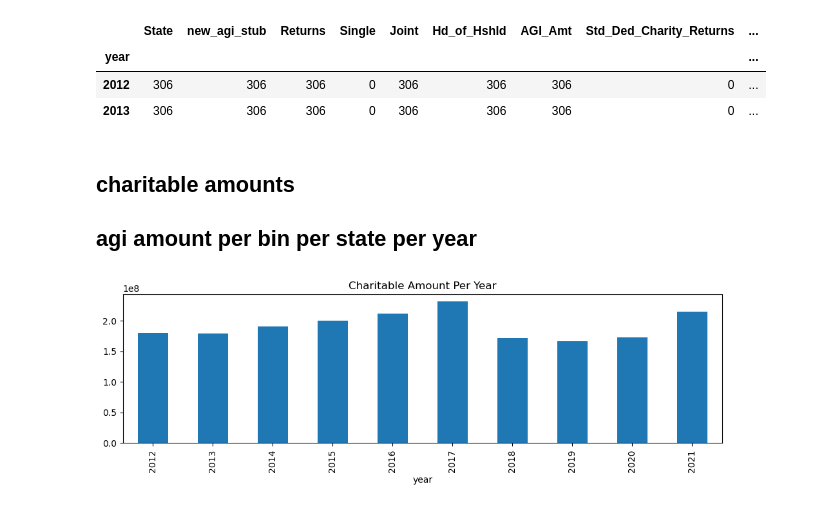
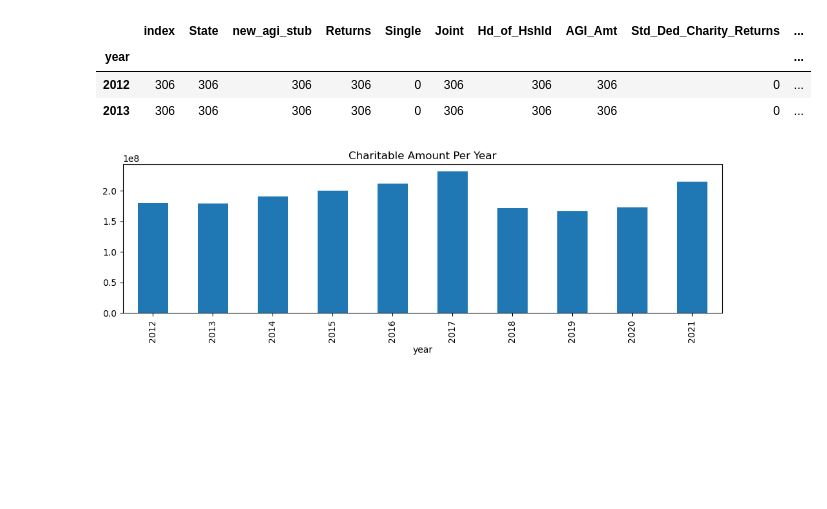
Before and after one commit to HasmigG/TaxAnalysis, a Jupyter notebook: etl_Hasmig.ipynb, the cells around one changed output. Saved outputs shown, nothing was run; the diff lists cells and outputs as text; code cells hidden in the pictures; blank space fills up the shorter version.

```diff
--- a/etl_Hasmig.ipynb
+++ b/etl_Hasmig.ipynb
@@ -163,0 +9,3 @@ filtered_df.to_csv("Data/combined_zpallagi.csv")
+# %%
+df = pd.read_csv("Data/combined_zpallagi.csv")
+df.head()
@@ -164,13 +19,10 @@ filtered_df.to_csv("Data/combined_zpallagi.csv")
 # %%
 # the years where single filing return counts are not available
 
-filtered_df[filtered_df.Single.isna()].reset_index().groupby('year').count()
+df[df.Single.isna()].reset_index().groupby('year').count()
 # %% [output]
-|  | State | new_agi_stub | Returns | Single | Joint | Hd_of_Hshld | AGI_Amt | Std_Ded_Charity_Returns | ... |
-| year |  |  |  |  |  |  |  |  | ... |
-| 2012 | 306 | 306 | 306 | 0 | 306 | 306 | 306 | 0 | ... |
-| 2013 | 306 | 306 | 306 | 0 | 306 | 306 | 306 | 0 | ... |
+|  | index | State | new_agi_stub | Returns | Single | Joint | Hd_of_Hshld | AGI_Amt | Std_Ded_Charity_Returns | ... |
+| year |  |  |  |  |  |  |  |  |  | ... |
+| 2012 | 306 | 306 | 306 | 306 | 0 | 306 | 306 | 306 | 0 | ... |
+| 2013 | 306 | 306 | 306 | 306 | 0 | 306 | 306 | 306 | 0 | ... |
-# %% [markdown]
-## charitable amounts
-## agi amount per bin per state per year
 # %%
```
Also changed, not shown: parts of 31 cells of this notebook, 2 other files.
